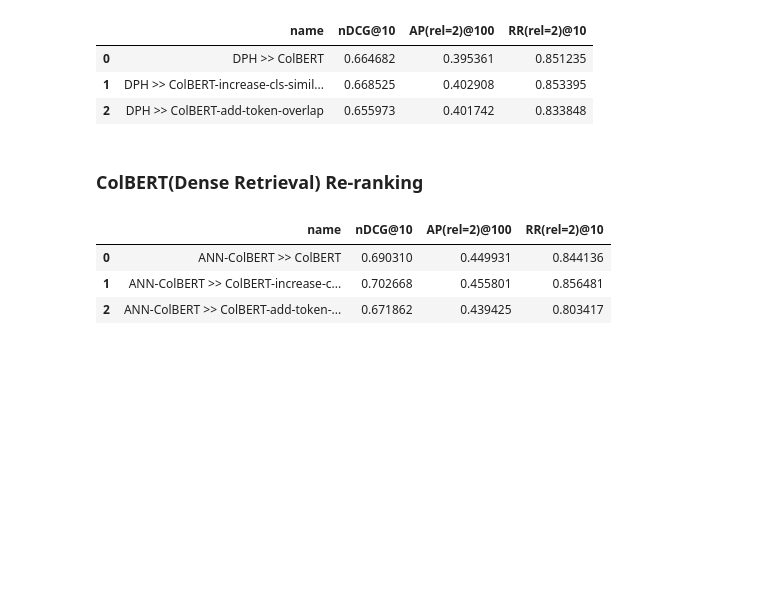
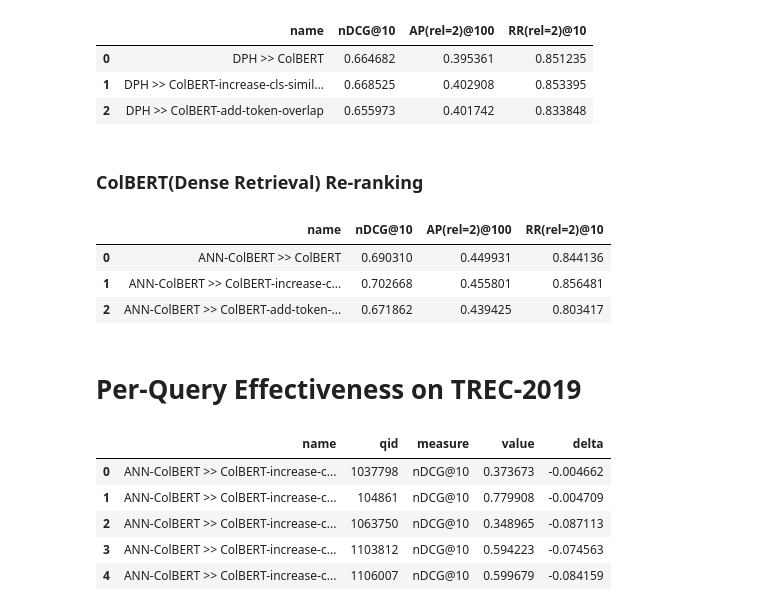
Before and after one commit to hammadkhann/Effective-CLS-Token-Representation-for-ColBERT-A-Step-Towards-Reducing-the-Storage-Cost, a Jupyter notebook: Neural_Reranking(RD1).ipynb, the cells around one changed output. Cells and saved outputs as stored; diff of their text form; code cells hidden in the pictures; blank space fills up the shorter version.

```diff
--- a/Neural_Reranking(RD1).ipynb
+++ b/Neural_Reranking(RD1).ipynb
@@ -399,3 +399,15 @@ pt.Experiment(
 | 0 | ANN-ColBERT >> ColBERT | 0.690310 | 0.449931 | 0.844136 |
 | 1 | ANN-ColBERT >> ColBERT-increase-c... | 0.702668 | 0.455801 | 0.856481 |
 | 2 | ANN-ColBERT >> ColBERT-add-token-... | 0.671862 | 0.439425 | 0.803417 |
+# %% [markdown]
+# **Per-Query Effectiveness on TREC-2019**
+# %%
+bs_df = pt.Experiment(
+    [colbert_pipeline_ann],
+    pt.get_dataset('msmarco_passage').get_topics('test-2019'),
+    pt.get_dataset('msmarco_passage').get_qrels('test-2019'),
+    names=['ANN-ColBERT >> ColBERT'],
+    filter_by_qrels=True,
+    eval_metrics=[nDCG@10],
+    perquery=True
+)
@@ -401,0 +428,10 @@ pt.Experiment(
+# %%
+cls_similarity_df["delta"] = cls_similarity_df["value"] - bs_df["value"]
+cls_similarity_df.head(5)
+# %% [output]
+|  | name | qid | measure | value | delta |
+| 0 | ANN-ColBERT >> ColBERT-increase-c... | 1037798 | nDCG@10 | 0.373673 | -0.004662 |
+| 1 | ANN-ColBERT >> ColBERT-increase-c... | 104861 | nDCG@10 | 0.779908 | -0.004709 |
+| 2 | ANN-ColBERT >> ColBERT-increase-c... | 1063750 | nDCG@10 | 0.348965 | -0.087113 |
+| 3 | ANN-ColBERT >> ColBERT-increase-c... | 1103812 | nDCG@10 | 0.594223 | -0.074563 |
+| 4 | ANN-ColBERT >> ColBERT-increase-c... | 1106007 | nDCG@10 | 0.599679 | -0.084159 |
```
Also changed, not shown: parts of 14 cells of this notebook.
